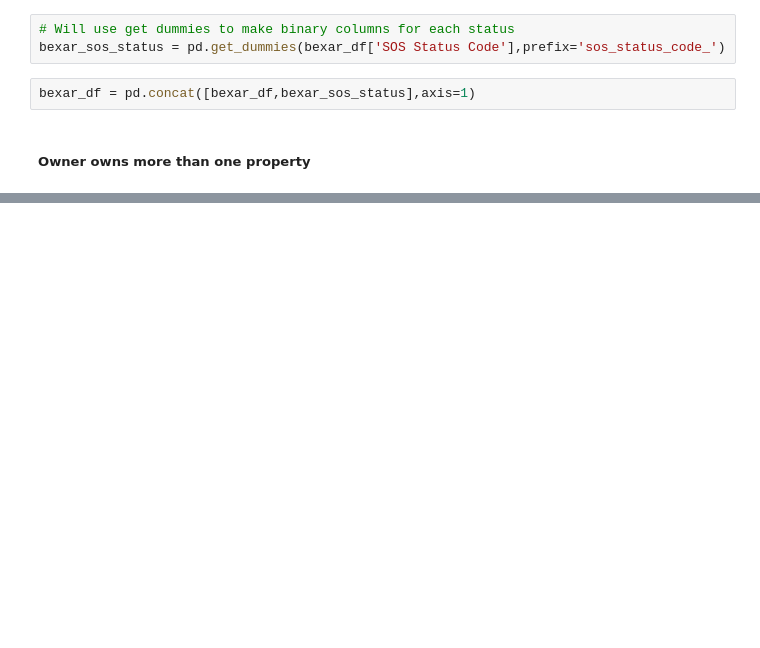
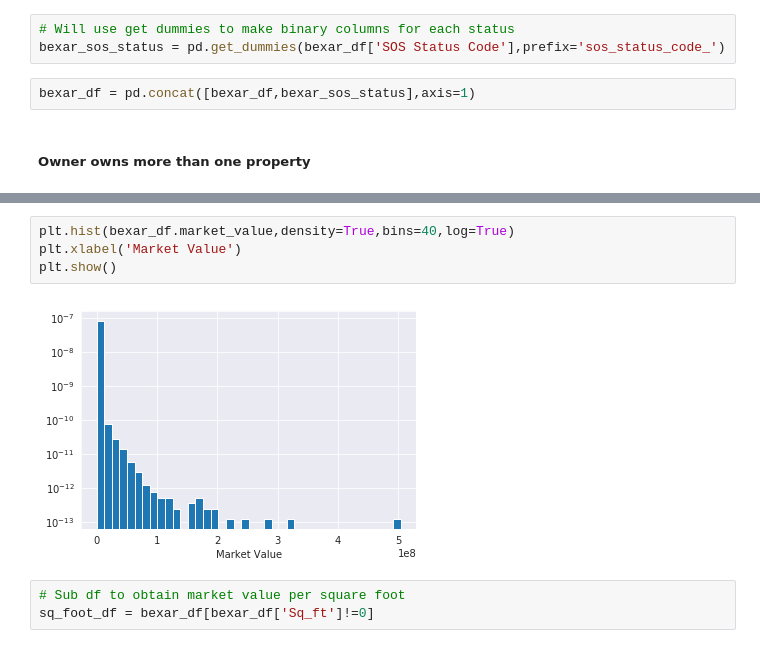
Before and after one commit to mpky/property_project, a Jupyter notebook: notebooks/Bexar_EDA.ipynb, the cells around one changed output, grey strips where cells are left out. Saved outputs shown, nothing was run; the diff lists cells and outputs as text; blank space fills up the shorter version.

```diff
--- a/notebooks/Bexar_EDA.ipynb
+++ b/notebooks/Bexar_EDA.ipynb
@@ -519,0 +633,9 @@ bexar_df = pd.concat([bexar_df,bexar_sos_status],axis=1)
+# %%
+plt.hist(bexar_df.market_value,density=True,bins=40,log=True)
+plt.xlabel('Market Value')
+plt.show()
+# %% [output]
+[figure, added]
+# %%
+# Sub df to obtain market value per square foot
+sq_foot_df = bexar_df[bexar_df['Sq_ft']!=0]
```
Also changed, not shown: parts of 42 cells of this notebook.
